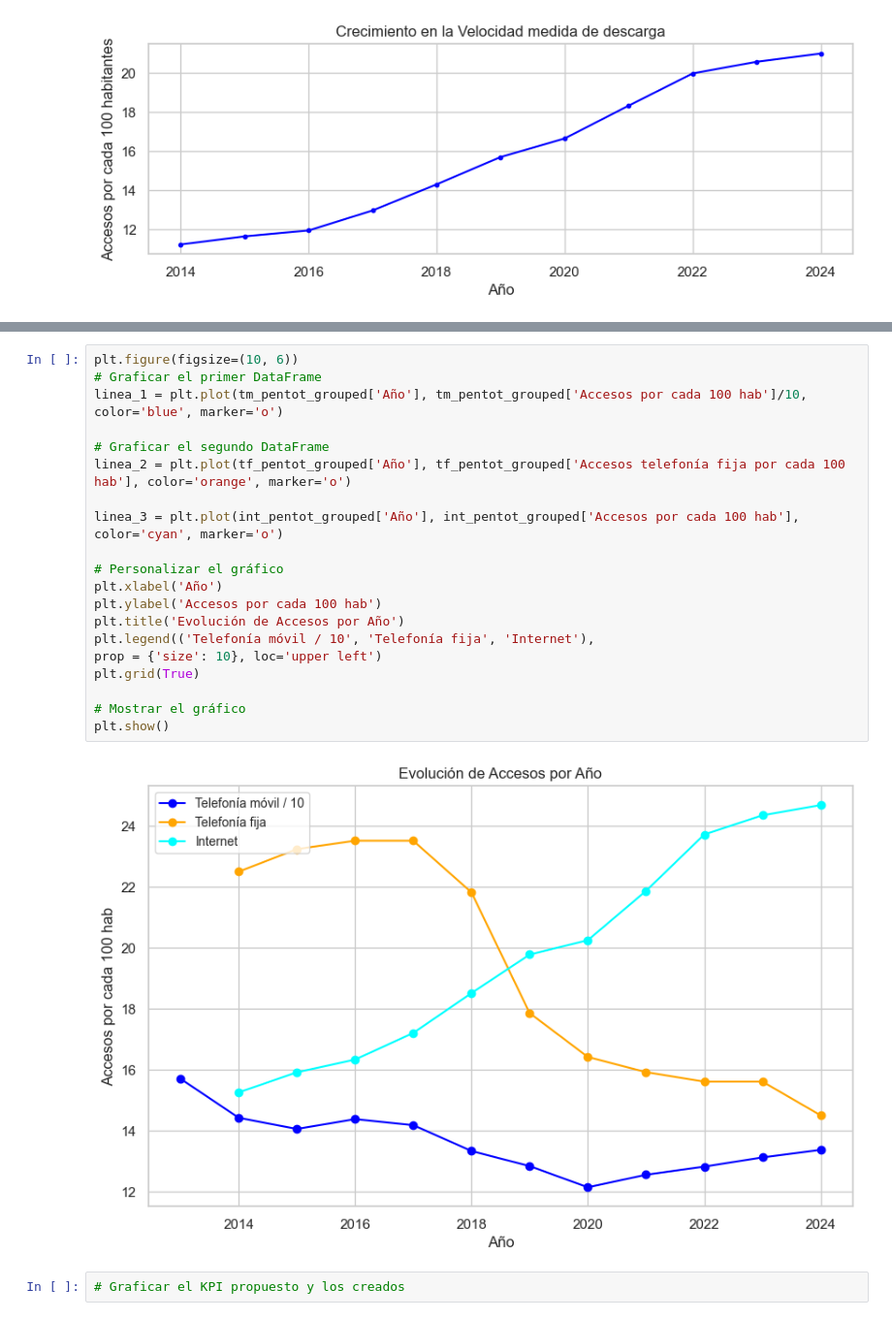
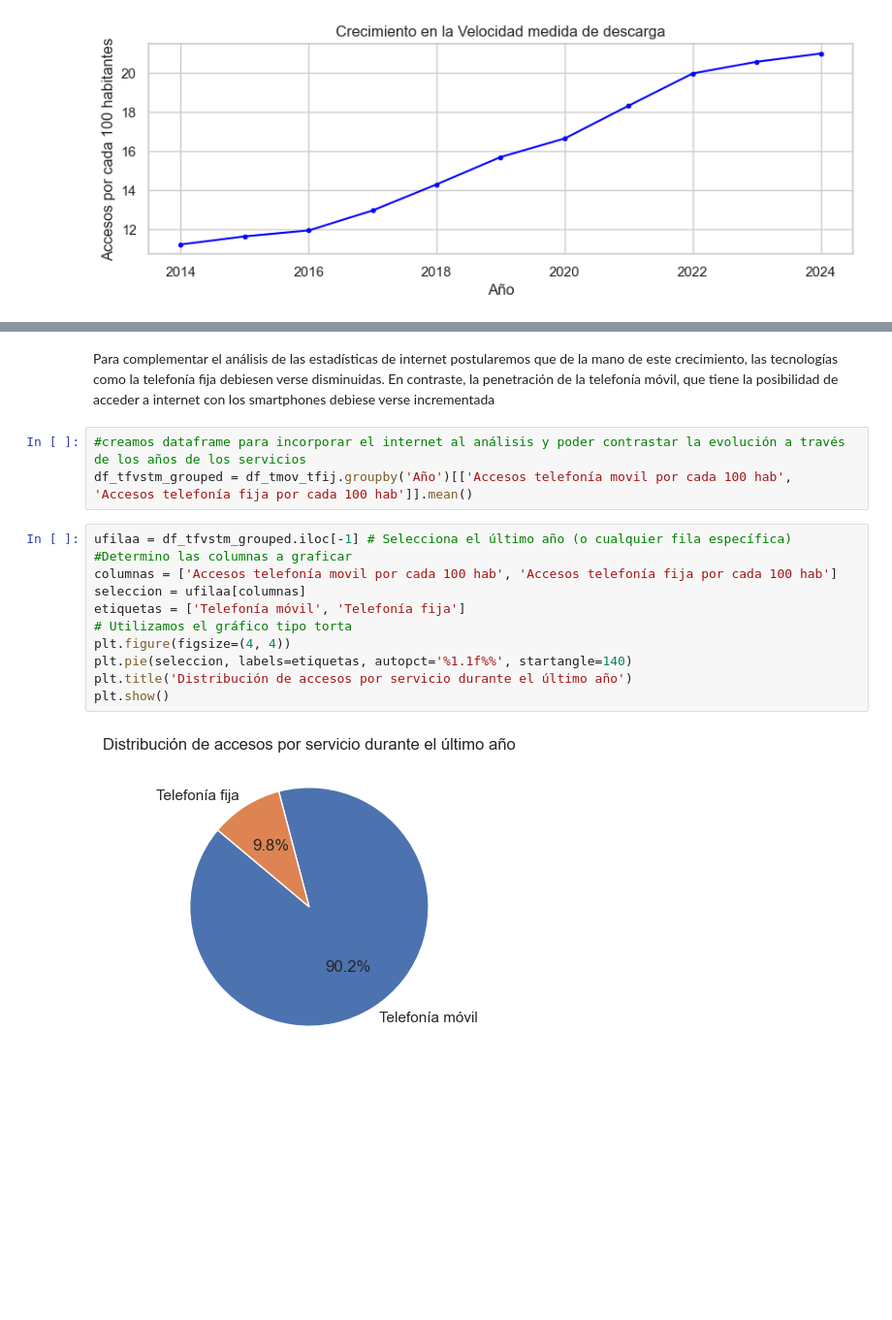
Before and after one commit to DedesF/Proyecto_2, a Jupyter notebook: Analisis/EDA.ipynb, the cells around one changed output, grey strips where cells are left out. Shown at 97% size. Saved outputs shown, nothing was run; the diff lists cells and outputs as text; blank space fills up the shorter version.

```diff
--- a/Analisis/EDA.ipynb
+++ b/Analisis/EDA.ipynb
@@ -214,24 +167,18 @@ plt.show()
-# %%
-plt.figure(figsize=(10, 6))
-# Graficar el primer DataFrame
-linea_1 = plt.plot(tm_pentot_grouped['Año'], tm_pentot_grouped['Accesos por cada 100 hab']/10, color='blue', marker='o')
-
-# Graficar el segundo DataFrame
-linea_2 = plt.plot(tf_pentot_grouped['Año'], tf_pentot_grouped['Accesos telefonía fija por cada 100 hab'], color='orange', marker='o')
-
-linea_3 = plt.plot(int_pentot_grouped['Año'], int_pentot_grouped['Accesos por cada 100 hab'], color='cyan', marker='o')
-
-# Personalizar el gráfico
-plt.xlabel('Año')
-plt.ylabel('Accesos por cada 100 hab')
-plt.title('Evolución de Accesos por Año')
-plt.legend(('Telefonía móvil / 10', 'Telefonía fija', 'Internet'),
-prop = {'size': 10}, loc='upper left')
-plt.grid(True)
-
-# Mostrar el gráfico
-plt.show()
-# %% [output]
-[figure, removed]
-# %%
-# Graficar el KPI propuesto y los creados
+# %% [markdown]
+Para complementar el análisis de las estadísticas de internet postularemos que de la mano de este crecimiento, las tecnologías como la telefonía fija debiesen verse disminuidas. En contraste, la penetración de la telefonía móvil, que tiene la posibilidad de acceder a internet con los smartphones debiese verse incrementada
+# %%
+#creamos dataframe para incorporar el internet al análisis y poder contrastar la evolución a través de los años de los servicios
+df_tfvstm_grouped = df_tmov_tfij.groupby('Año')[['Accesos telefonía movil por cada 100 hab', 'Accesos telefonía fija por cada 100 hab']].mean()
+# %%
+ufilaa = df_tfvstm_grouped.iloc[-1] # Selecciona el último año (o cualquier fila específica)
+#Determino las columnas a graficar
+columnas = ['Accesos telefonía movil por cada 100 hab', 'Accesos telefonía fija por cada 100 hab']
+seleccion = ufilaa[columnas]
+etiquetas = ['Telefonía móvil', 'Telefonía fija']
+# Utilizamos el gráfico tipo torta
+plt.figure(figsize=(4, 4))
+plt.pie(seleccion, labels=etiquetas, autopct='%1.1f%%', startangle=140)
+plt.title('Distribución de accesos por servicio durante el último año')
+plt.show()
+# %% [output]
+[figure, added]
```
Also changed, not shown: parts of 24 cells of this notebook.
